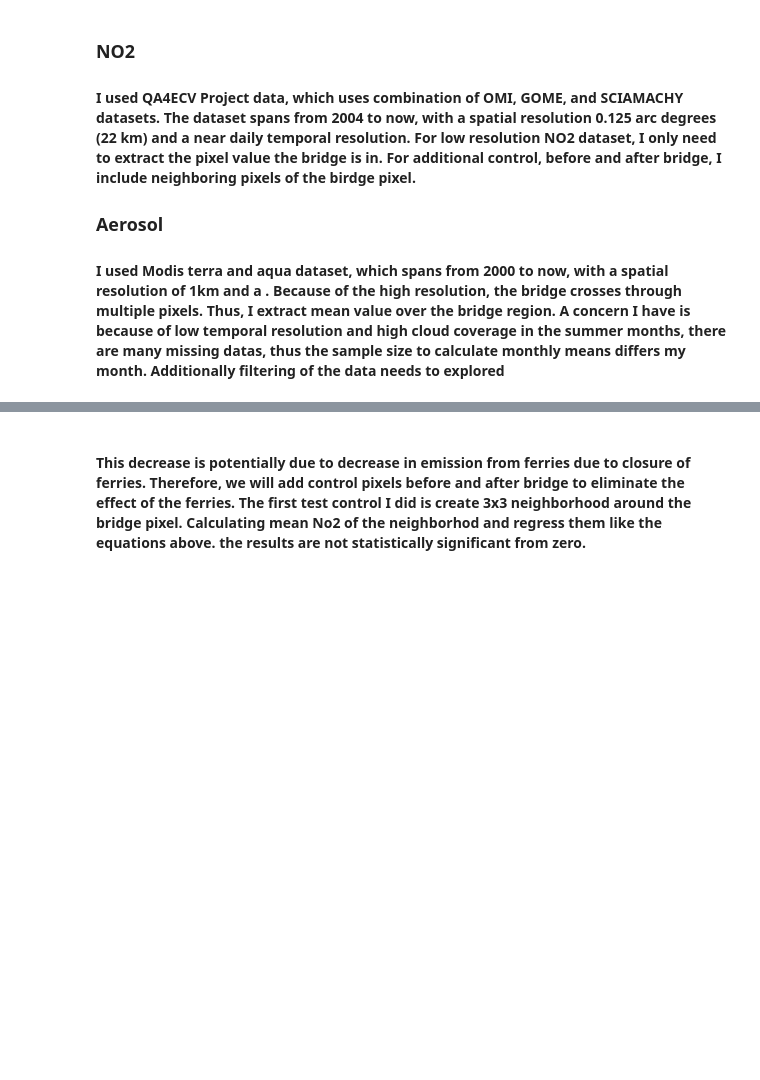
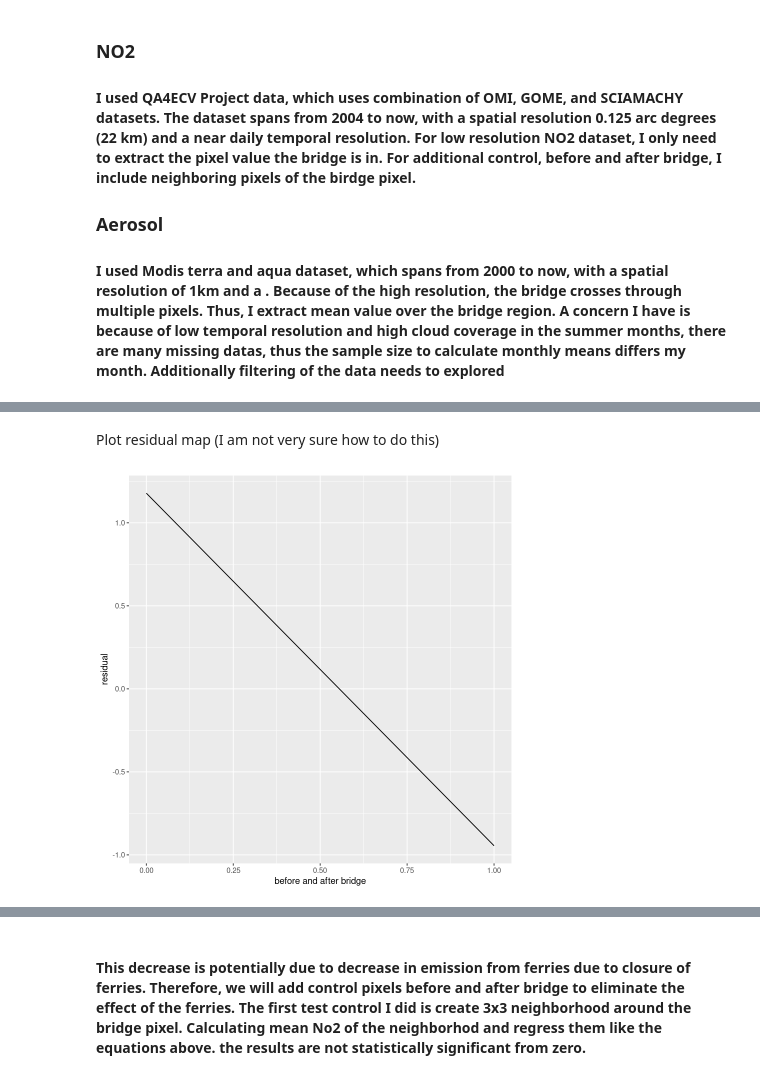
Before and after one commit to dwrh/Thesis_SBui, a Jupyter notebook: Fall2020Thesis.ipynb, the cells around one changed output, grey strips where cells are left out. Cells and saved outputs as stored; diff of their text form; code cells hidden in the pictures; blank space fills up the shorter version.

```diff
--- a/Fall2020Thesis.ipynb
+++ b/Fall2020Thesis.ipynb
@@ -29,13 +35,22 @@
 #### Bridge is a dummy variable that is 1 when the bridge is in operation, and 0 otherwise. Model has full month and location of the bridge fixed effects, or just month fixed effects. Bridge is estimated to decrease NO2 air column density. Its significance varies with the model specification.
 # %%
+library(modelr)
 library(haven)
 library(tidyverse)
 library(lfe)
 library(stargazer)
-datab <- read.csv("https://raw.githubusercontent.com/dwrh/Thesis_SBui/main/NO2.csv")
-names(datab) <- c("NW", "W","SW", "N", "NO2", "S", "NE", "E", "SE", "date", "month", "name", "year", "bridge")
+datab <- read.csv("https://raw.githubusercontent.com/dwrh/Thesis_SBui/main/data/NO2.csv")
+names(datab) <- c("NW", "W","SW", "N", "NO2", "S", "NE", "E", "SE", "date", "month", "quarter", "name", "year", "bridge", "ferry","pcr","pp","after", "ip", "burn", "dhcm")
+datab
 datab$date <- as.Date(datab$date)
+datab$bridge_ferry <- datab$bridge + datab$ferry
 reg1 <- felm(NO2 ~ bridge + year| month, datab)
 reg2 <- felm(NO2 ~ bridge + year| month + name, datab)
-stargazer(reg1,reg2, type = "text")
+reg3 <- felm(NO2 ~ bridge + year| quarter, datab)
+reg4 <- felm(NO2 ~ bridge + year| quarter + name, datab)
+reg5 <- felm(NO2 ~ bridge + year + ferry| month, datab)
+reg6 <- felm(NO2 ~ bridge + year + ferry| month + name, datab)
+reg7 <- felm(NO2 ~ bridge + year + ferry + bridge_ferry| month + name, datab)
+stargazer(reg1,reg2,reg3,reg4, type = "text")
+stargazer(reg5,reg6,reg7, type = "text")
 # %% [output]
@@ -60,0 +108,9 @@ Note:                         *p<0.1; **p<0.05; ***p<0.01
+# %%
+datam <- datab[-which(datab$name == "My Loi"),]
+datam$rby <- datam$pcr * datam$burn * datam$year
+datam$ipy <- datam$ip * datam$year #need to modify when the park is completed
+datam$hy <- datam$dhcm * datam$year
+regf1 <- felm(NO2 ~ bridge + year + rby + pp |month + name, datam) #just test regression because pcr and dpp does not change by year
+regf2 <- felm(NO2 ~ bridge + year + pp| month + name, datam) # base value times the year fixed effects as modeled by a paper about roads and forest cover loss
+regf3 <- felm(NO2 ~ bridge + year + pp + rby + hy + ipy| month + name, datam) #need to add a time of when industrial park is completed
+stargazer(regf1,regf2,regf3, type = "text")
@@ -60,0 +135,11 @@ Note:                         *p<0.1; **p<0.05; ***p<0.01
+# %% [markdown]
+Plot residual map (I am not very sure how to do this)
+# %%
+regr <- lm(NO2 ~ year + pp + rby + factor(month) + factor(name), datam)#dropping bridge dummy variable
+datar <- datam %>% add_residuals(regr) %>% group_by(bridge) %>% summarise(m = mean(resid), q25 = quantile(resid, c(0.25)), q75 = quantile(resid, c(0.75)))
+
+#b_residual <- residuals(regr)
+#datab$r <- b_residual
+ggplot() + geom_line(data = datar, aes(x = bridge, y = m)) + ylab("residual") + xlab("before and after bridge") #+ geom_line(data = datar, aes(x = bridge, y = q25))# + geom_point(data = datar, aes(x = bridge, y = q75))
+# %% [output]
+[figure, added]
```
Also changed, not shown: parts of 16 cells of this notebook.
